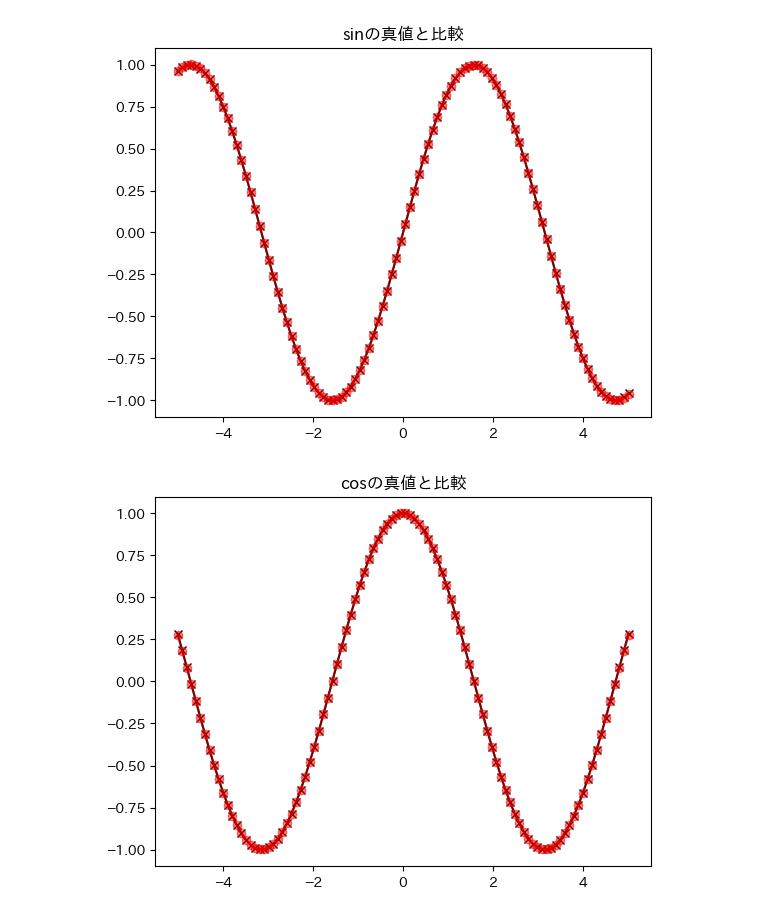
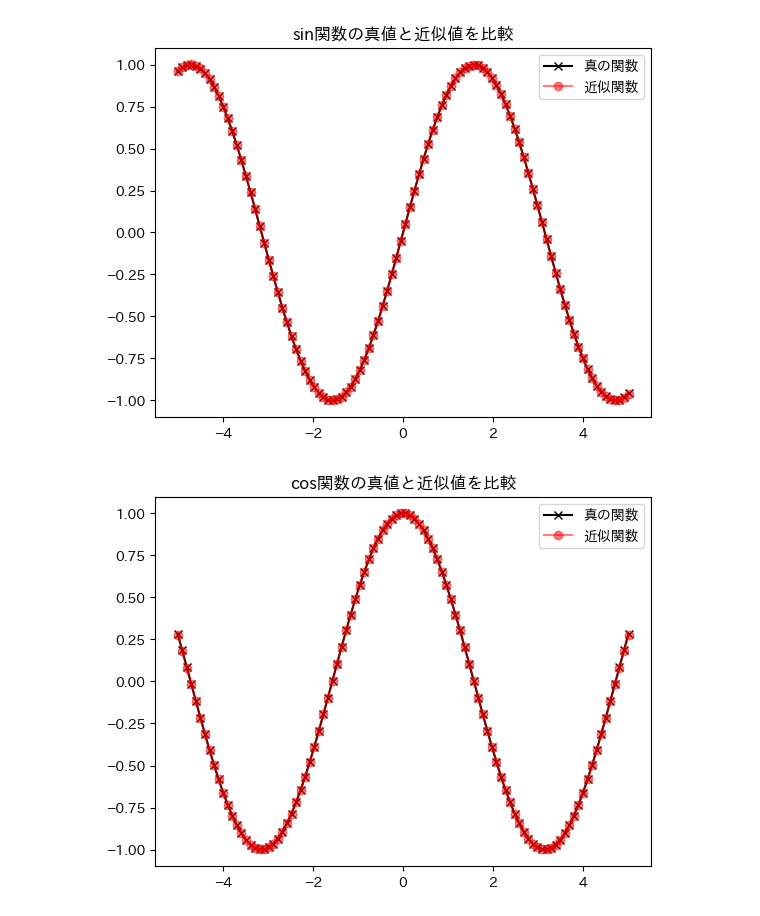
Before and after one commit to gomi-kuzu/model_base_deep, a Jupyter notebook: work/TranslateToPy/Chapter_1/tsin_py.ipynb, the cells around one changed output. Saved outputs shown, nothing was run; the diff lists cells and outputs as text; code cells hidden in the pictures.

```diff
--- a/work/TranslateToPy/Chapter_1/tsin_py.ipynb
+++ b/work/TranslateToPy/Chapter_1/tsin_py.ipynb
@@ -32,15 +31,18 @@ for x in xs:
     tsin_outs.append(tsin(x))
     d_tsin_outs.append(float(d_tsin(x)))
 # %%
-plt.plot(xs, np.sin(xs), color = "k", marker="x")
-plt.plot(xs, tsin_outs, color= "r", marker="o", alpha=0.5)
+plt.plot(xs, np.sin(xs), color = "k", marker="x", label = "真の関数")
+plt.plot(xs, tsin_outs, color= "r", marker="o", alpha=0.5, label = "近似関数")
+plt.legend()
+plt.title("sin関数の真値と近似値を比較")
 plt.show()
 # %% [output]
-[figure, old version]
+[figure, new version]
 # %%
-plt.plot(xs, np.cos(xs), color = "k", marker="x")
-plt.plot(xs, d_tsin_outs, color= "r", marker="o", alpha=0.5)
-plt.title("cosの真値と比較")
+plt.plot(xs, np.cos(xs), color = "k", marker="x", label= "真の関数")
+plt.plot(xs, d_tsin_outs, color= "r", marker="o", alpha=0.5, label = "近似関数")
+plt.title("cos関数の真値と近似値を比較")
+plt.legend()
 plt.show()
 # %% [output]
-[figure, old version]
+[figure, new version]
```
Also changed, not shown: parts of 3 cells of this notebook.
